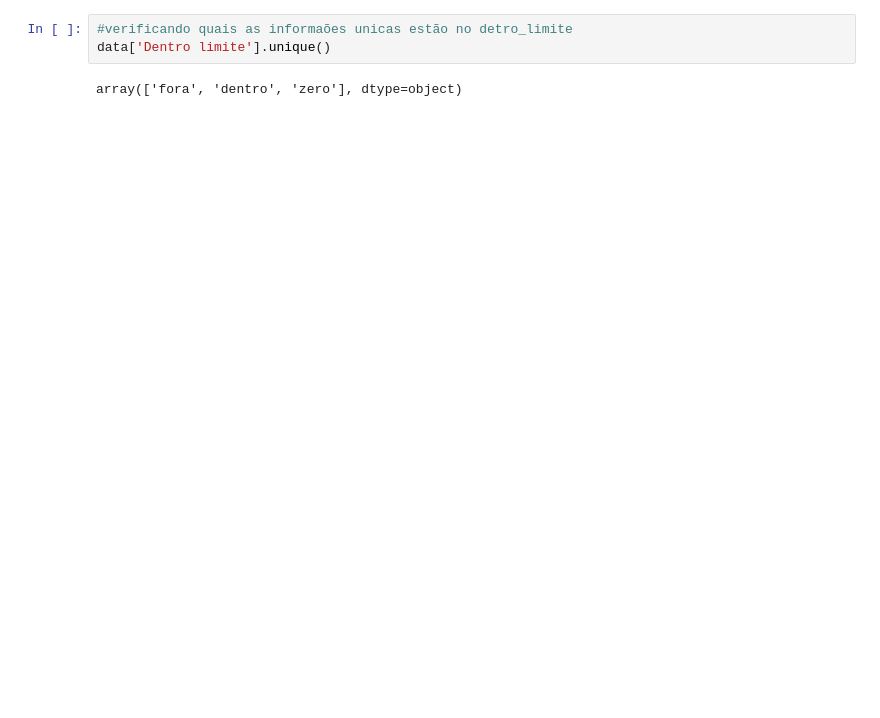
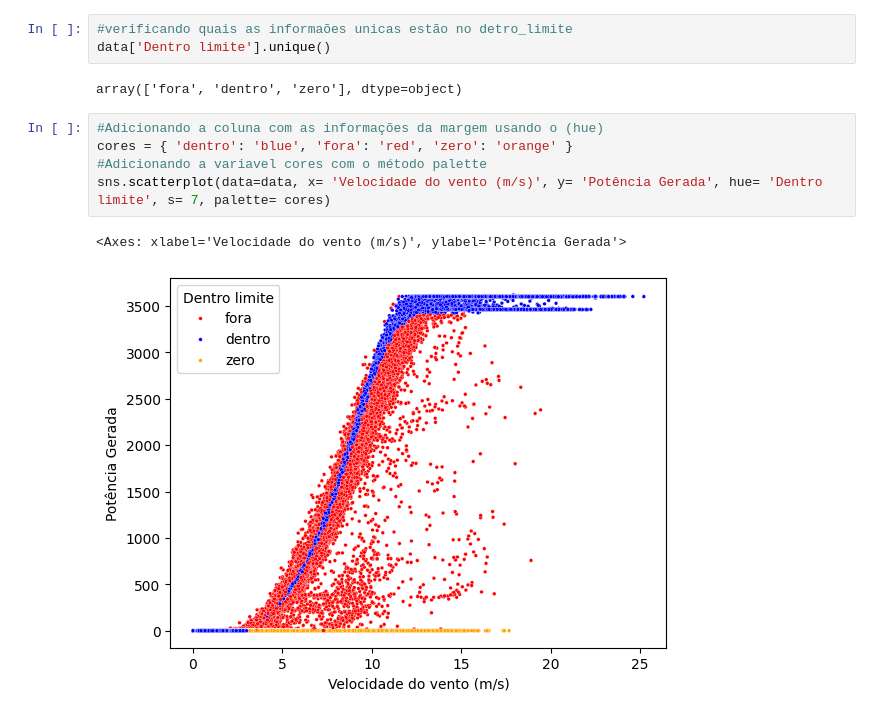
Before and after one commit to JairCipriano/projeto_machine_learning, a Jupyter notebook: aed/turbina/treino.ipynb, the cells around one changed output. Saved outputs shown, nothing was run; the diff lists cells and outputs as text; blank space fills up the shorter version.

```diff
--- a/aed/turbina/treino.ipynb
+++ b/aed/turbina/treino.ipynb
@@ -189,3 +189,11 @@ data.head()
 data['Dentro limite'].unique()
 # %% [output]
 array(['fora', 'dentro', 'zero'], dtype=object)
+# %%
+#Adicionando a coluna com as informações da margem usando o (hue)
+cores = { 'dentro': 'blue', 'fora': 'red', 'zero': 'orange' }
+#Adicionando a variavel cores com o método palette
+sns.scatterplot(data=data, x= 'Velocidade do vento (m/s)', y= 'Potência Gerada', hue= 'Dentro limite', s= 7, palette= cores)
+# %% [output]
+<Axes: xlabel='Velocidade do vento (m/s)', ylabel='Potência Gerada'>
+[figure, added]
```
Also changed, not shown: parts of 14 cells of this notebook.
